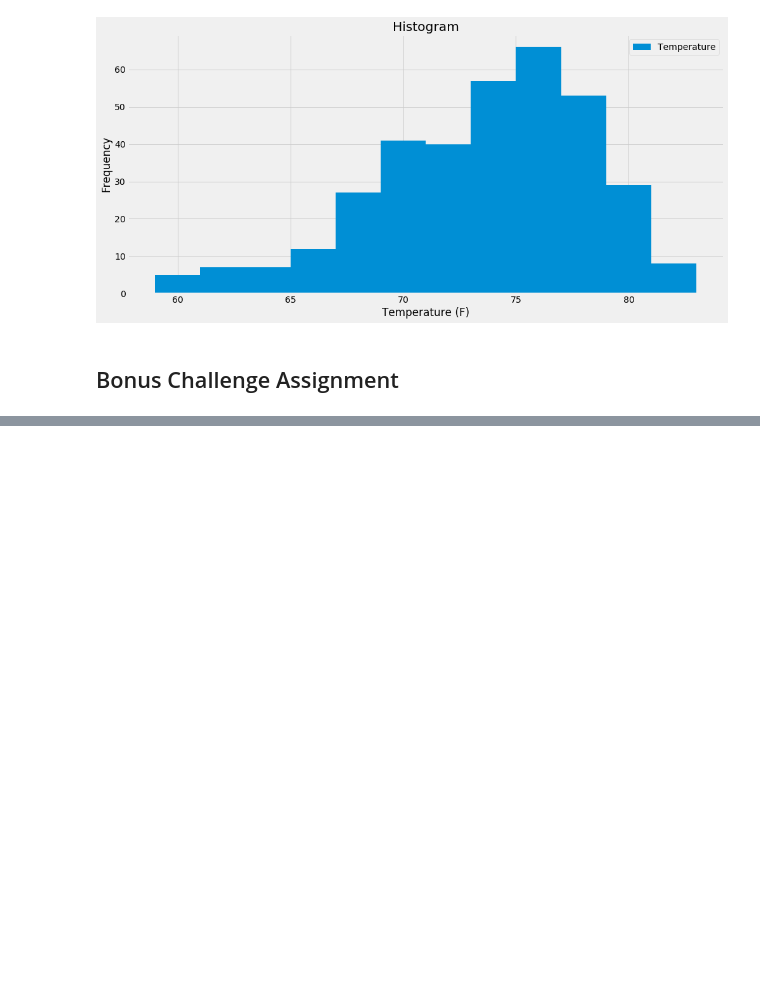
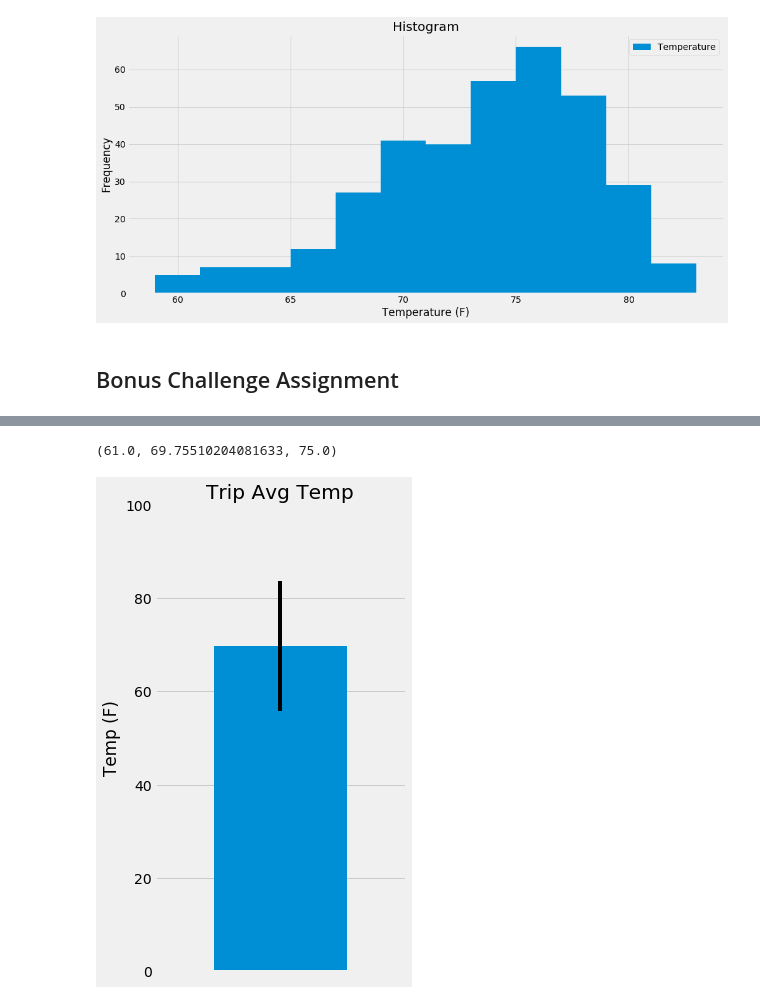
Before and after one commit to dborowski16/hawaii-climate-analysis, a Jupyter notebook: climate_starter.ipynb, the cells around one changed output, grey strips where cells are left out. Saved outputs shown, nothing was run; the diff lists cells and outputs as text; code cells hidden in the pictures; blank space fills up the shorter version.

```diff
--- a/climate_starter.ipynb
+++ b/climate_starter.ipynb
@@ -175,3 +179,7 @@ print(calc_temps('2012-02-28', '2012-03-05'))
 # %%
 # Use your previous function `calc_temps` to calculate the tmin, tavg, and tmax
 # for your trip using the previous year's data for those same dates.
+trip_avgs = calc_temps('2011-02-28', '2011-03-05')[0]
+print(trip_avgs)
+# %% [output]
+(61.0, 69.75510204081633, 75.0)
@@ -183,3 +186,21 @@ print(calc_temps('2012-02-28', '2012-03-05'))
+# %%
+# Plot the results from your previous query as a bar chart.
+x=0
+y=trip_avgs[1]
+y_error=(trip_avgs[2] - trip_avgs[0])
+
+plt.figure(figsize=(4,8))
+plt.bar(x, y, yerr=y_error)
+plt.xlim(-0.75,0.75)
+plt.title("Trip Avg Temp")
+plt.ylabel("Temp (F)")
+plt.ylim(0, 100)
+plt.tick_params(axis='x',which='both',bottom=False,top=False,labelbottom=False)
+plt.grid(which='major', axis='x', linestyle='')
+plt.grid(which='major', axis='y', linestyle='-')
+plt.show()
+# %% [output]
+[figure, added]
 # %%
 # Calculate the total amount of rainfall per weather station for your trip dates using the previous year's matching dates.
 # Sort this in descending order by precipitation amount and list the station, name, latitude, longitude, and elevation
```
Also changed, not shown: parts of 4 cells of this notebook, 1 other file.
